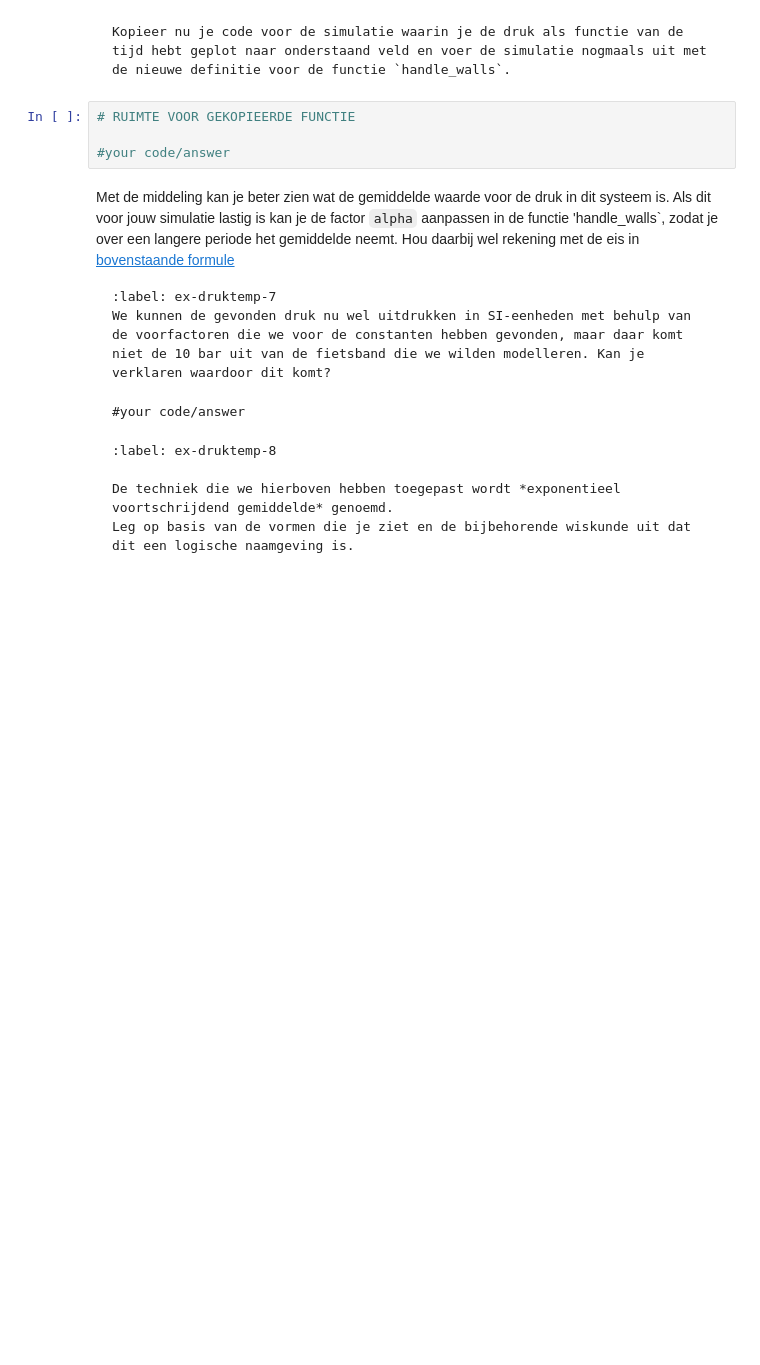
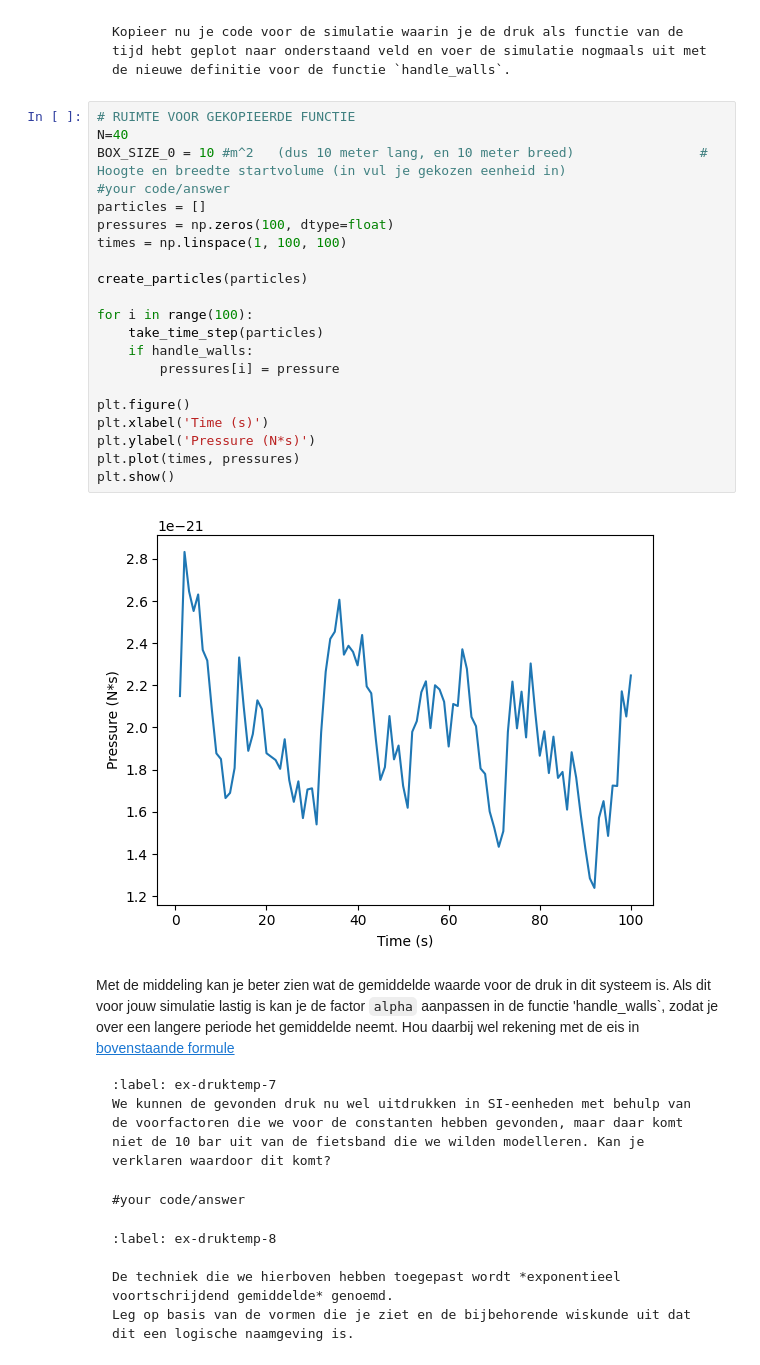
Before and after one commit to JSlootsTUD/Jesse-en-Justin, a Jupyter notebook: Content/PySim/5_druktemp.ipynb, the cells around one changed output. Saved outputs shown, nothing was run; the diff lists cells and outputs as text; blank space fills up the shorter version.

````diff
--- a/Content/PySim/5_druktemp.ipynb
+++ b/Content/PySim/5_druktemp.ipynb
@@ -375,8 +441,27 @@ Kopieer nu je code voor de simulatie waarin je de druk als functie van de tijd h
 ```
 # %%
 # RUIMTE VOOR GEKOPIEERDE FUNCTIE
+N=40
+BOX_SIZE_0 = 10 #m^2   (dus 10 meter lang, en 10 meter breed)                # Hoogte en breedte startvolume (in vul je gekozen eenheid in)
+#your code/answer
+particles = []
+pressures = np.zeros(100, dtype=float)
+times = np.linspace(1, 100, 100)
 
-#your code/answer
+create_particles(particles)
+
+for i in range(100):
+    take_time_step(particles)
+    if handle_walls:
+        pressures[i] = pressure
+
+plt.figure()
+plt.xlabel('Time (s)')
+plt.ylabel('Pressure (N*s)')
+plt.plot(times, pressures)
+plt.show()
+# %% [output]
+[figure, added]
 # %% [markdown]
 Met de middeling kan je beter zien wat de gemiddelde waarde voor de druk in dit systeem is. Als dit voor jouw simulatie lastig is kan je de factor `alpha` aanpassen in de functie 'handle_walls`, zodat je over een langere periode het gemiddelde neemt. Hou daarbij wel rekening met de eis in [bovenstaande formule](int_norm)
 
````
Also changed, not shown: parts of 4 cells of this notebook.
